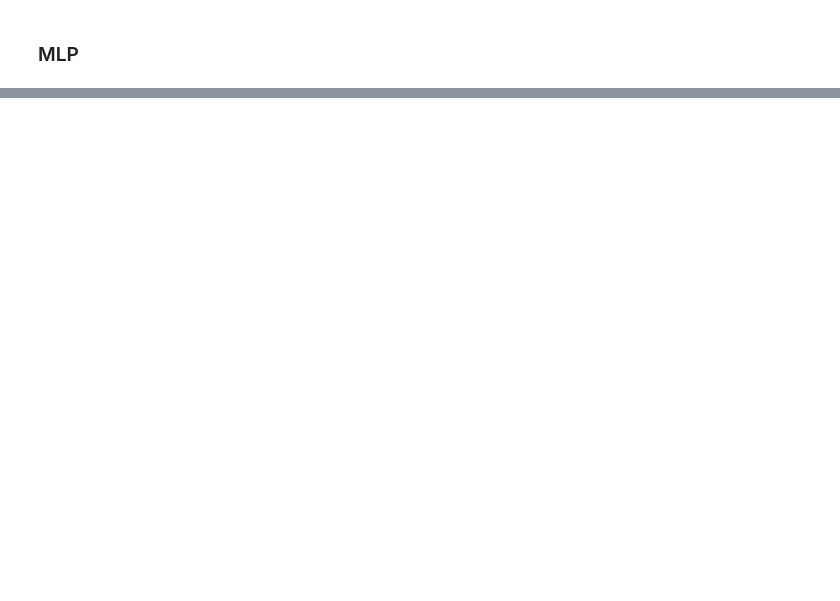
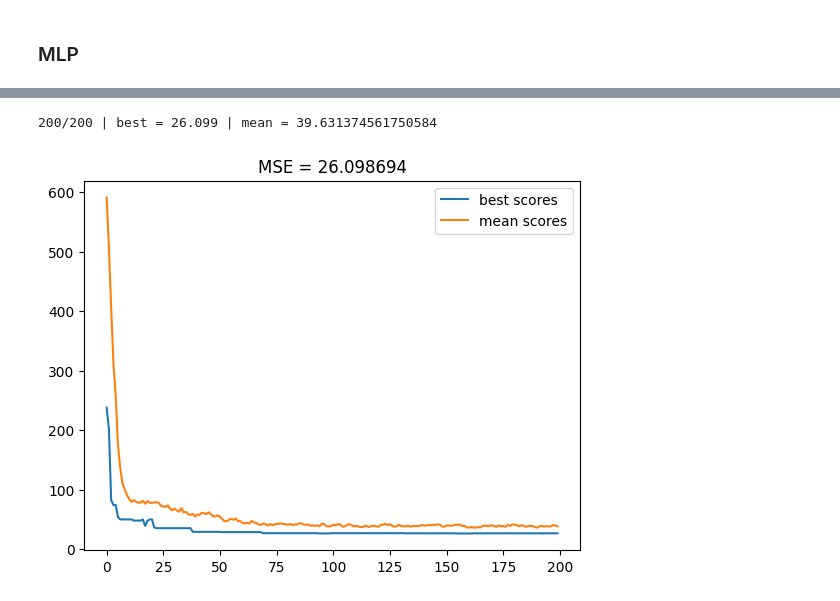
Before and after one commit to skowronskid/Computational-Analysis-Methods, a Jupyter notebook: AE/ga_mlp.ipynb, the cells around one changed output, grey strips where cells are left out. Saved outputs shown, nothing was run; the diff lists cells and outputs as text; code cells hidden in the pictures; blank space fills up the shorter version.

```diff
--- a/AE/ga_mlp.ipynb
+++ b/AE/ga_mlp.ipynb
@@ -162,0 +168,24 @@ plt.plot(1/np.array(ga_mlp.generation_mean))
+# %%
+df = pd.read_fwf("data/auto-mpg.data",sep=" ",header=None)
+df.columns = ["mpg", "cylinders", "displacement","horsepower", "weight", "acceleration","model_year","origin", "car_name"]
+y = df.iloc[:,0] #mpg
+X = df.iloc[:,1:8]
+indices = ~(X.iloc[:,2] == "?")
+X = X.loc[indices,:]
+y = y.loc[indices]
+X["horsepower"] = pd.to_numeric(X["horsepower"])
+# %%
+warnings.filterwarnings("ignore")
+ga_mlp = GA_MLP(7, [30,30,30], 1, 100, X.values, y.values)
+ga_mlp.evolve(200, 0.5, 0.2)
+warnings.filterwarnings("default")
+# %% [output]
+200/200 | best = 26.099 | mean = 39.631374561750584
+# %%
+plt.plot(1/np.array(ga_mlp.generations_best_scores), label="best scores")
+plt.plot(1/np.array(ga_mlp.generation_mean), label="mean scores")
+plt.title(f"MSE = {1/ga_mlp.best_value:.6f}")
+plt.legend()
+plt.show()
+# %% [output]
+[figure, added]
```
Also changed, not shown: parts of 7 cells of this notebook, 1 other file.
